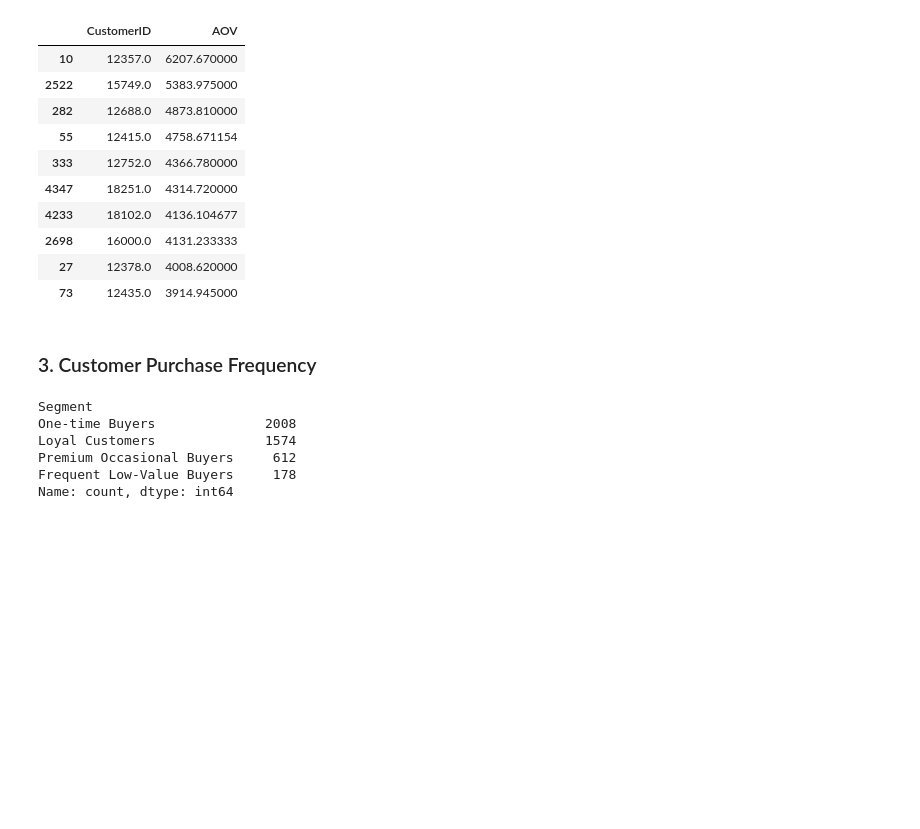
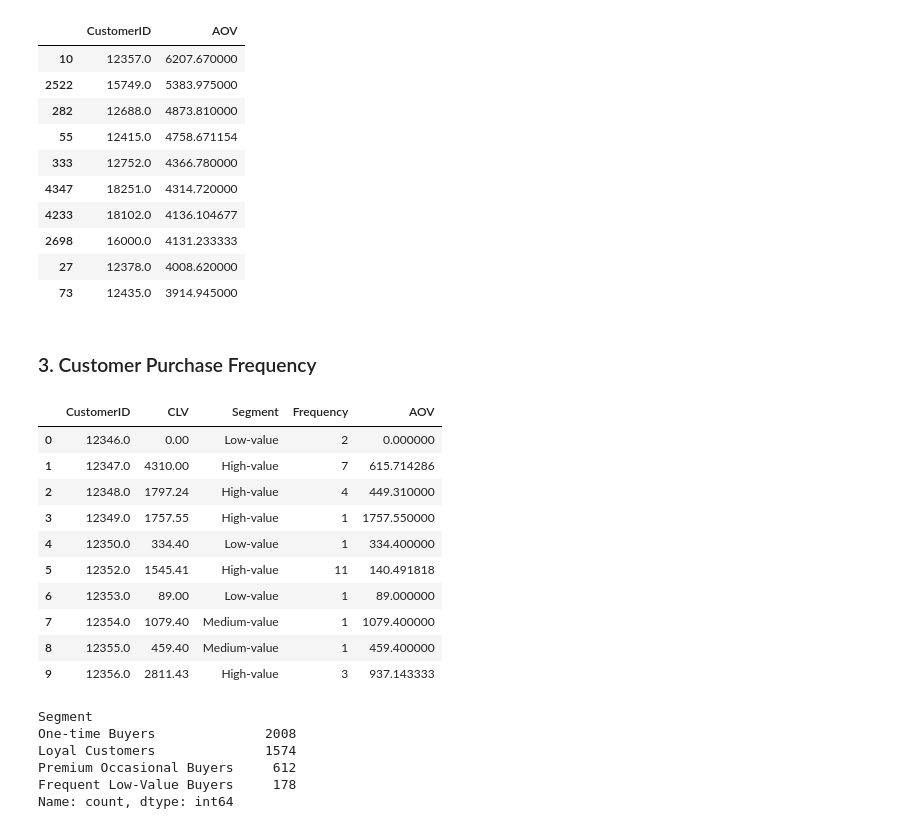
Before and after one commit to unaizaafridi/retail-customer-segmentation, a Jupyter notebook: notebooks/04_eda_customer_behavior.ipynb, the cells around one changed output. Cells and saved outputs as stored; diff of their text form; code cells hidden in the pictures; blank space fills up the shorter version.

Commit message:
Added AOV in customer analysis csv for future calculations

```diff
--- a/notebooks/04_eda_customer_behavior.ipynb
+++ b/notebooks/04_eda_customer_behavior.ipynb
@@ -152,11 +152,30 @@ high_aov_customers.sort_values(by='AOV', ascending=False).head(10)
 # %%
 # Question: How many orders does each customer make?
 frequency_df = df.groupby('CustomerID')['InvoiceNo'].nunique().reset_index()
 frequency_df.columns = ['CustomerID', 'Frequency']
 
 # Combine CLV and frequency for segmentation
-customer_df = clv_df.merge(frequency_df, on='CustomerID', how='inner')
+#customer_df = clv_df.merge(frequency_df, on='CustomerID', how='inner')
+customer_df = (
+    clv_df
+    .merge(frequency_df, on="CustomerID", how="inner")
+    .merge(aov_df[["CustomerID", "AOV"]], on="CustomerID", how="inner")
+)
+
 customer_df.to_csv("../data/processed/customer_behavior_analysis.csv", index=False)
+customer_df.head(10)
+# %% [output]
+|  | CustomerID | CLV | Segment | Frequency | AOV |
+| 0 | 12346.0 | 0.00 | Low-value | 2 | 0.000000 |
+| 1 | 12347.0 | 4310.00 | High-value | 7 | 615.714286 |
+| 2 | 12348.0 | 1797.24 | High-value | 4 | 449.310000 |
+| 3 | 12349.0 | 1757.55 | High-value | 1 | 1757.550000 |
+| 4 | 12350.0 | 334.40 | Low-value | 1 | 334.400000 |
+| 5 | 12352.0 | 1545.41 | High-value | 11 | 140.491818 |
+| 6 | 12353.0 | 89.00 | Low-value | 1 | 89.000000 |
+| 7 | 12354.0 | 1079.40 | Medium-value | 1 | 1079.400000 |
+| 8 | 12355.0 | 459.40 | Medium-value | 1 | 459.400000 |
+| 9 | 12356.0 | 2811.43 | High-value | 3 | 937.143333 |
 # %%
 # Question: How can we categorize customers based on CLV and Frequency?
 
```
Also changed, not shown: 1 other file.
